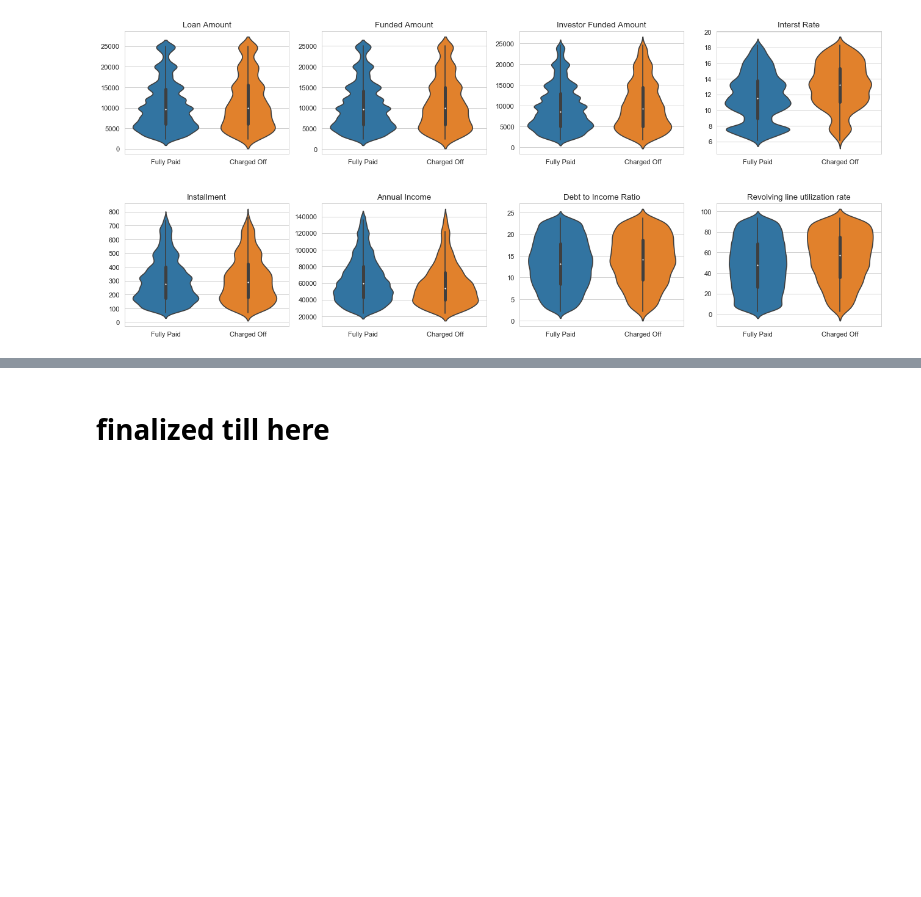
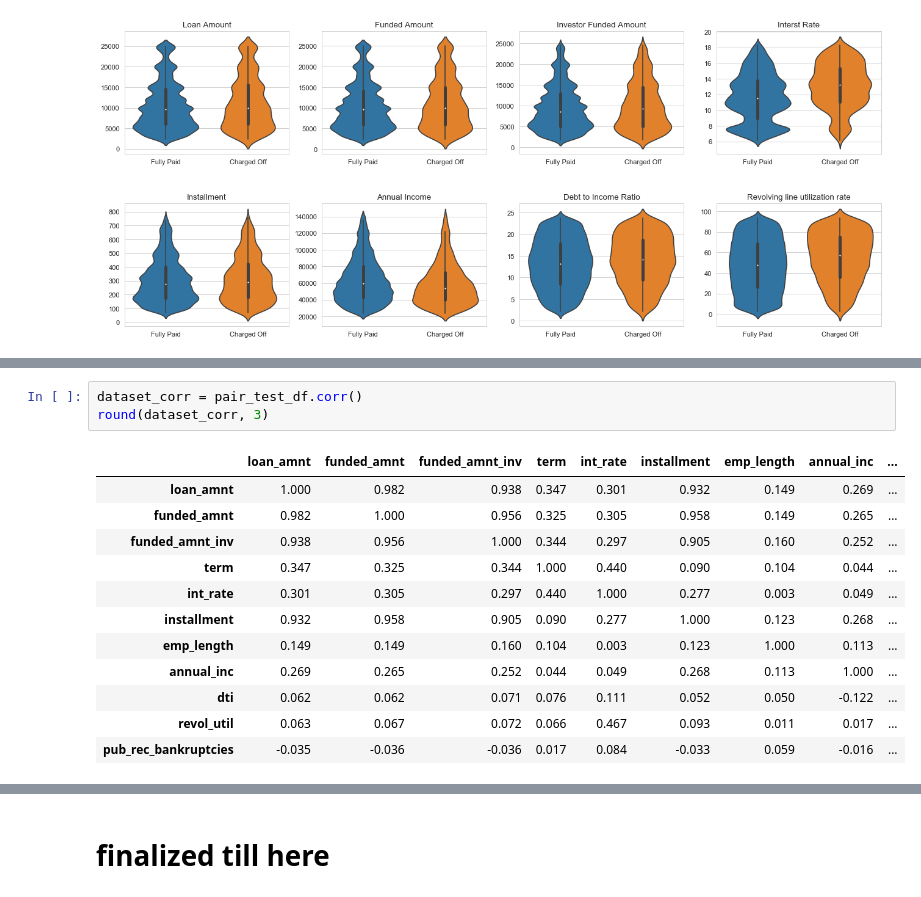
Before and after one commit to arpitjoshi/case-study-2, a Jupyter notebook: notebook.ipynb, the cells around one changed output, grey strips where cells are left out. Cells and saved outputs as stored; diff of their text form; blank space fills up the shorter version.

```diff
--- a/notebook.ipynb
+++ b/notebook.ipynb
@@ -939,0 +962,16 @@ plt.show()
+# %%
+dataset_corr = pair_test_df.corr()
+round(dataset_corr, 3)
+# %% [output]
+|  | loan_amnt | funded_amnt | funded_amnt_inv | term | int_rate | installment | emp_length | annual_inc | ... |
+| loan_amnt | 1.000 | 0.982 | 0.938 | 0.347 | 0.301 | 0.932 | 0.149 | 0.269 | ... |
+| funded_amnt | 0.982 | 1.000 | 0.956 | 0.325 | 0.305 | 0.958 | 0.149 | 0.265 | ... |
+| funded_amnt_inv | 0.938 | 0.956 | 1.000 | 0.344 | 0.297 | 0.905 | 0.160 | 0.252 | ... |
+| term | 0.347 | 0.325 | 0.344 | 1.000 | 0.440 | 0.090 | 0.104 | 0.044 | ... |
+| int_rate | 0.301 | 0.305 | 0.297 | 0.440 | 1.000 | 0.277 | 0.003 | 0.049 | ... |
+| installment | 0.932 | 0.958 | 0.905 | 0.090 | 0.277 | 1.000 | 0.123 | 0.268 | ... |
+| emp_length | 0.149 | 0.149 | 0.160 | 0.104 | 0.003 | 0.123 | 1.000 | 0.113 | ... |
+| annual_inc | 0.269 | 0.265 | 0.252 | 0.044 | 0.049 | 0.268 | 0.113 | 1.000 | ... |
+| dti | 0.062 | 0.062 | 0.071 | 0.076 | 0.111 | 0.052 | 0.050 | -0.122 | ... |
+| revol_util | 0.063 | 0.067 | 0.072 | 0.066 | 0.467 | 0.093 | 0.011 | 0.017 | ... |
+| pub_rec_bankruptcies | -0.035 | -0.036 | -0.036 | 0.017 | 0.084 | -0.033 | 0.059 | -0.016 | ... |
```
Also changed, not shown: parts of 11 cells of this notebook.
